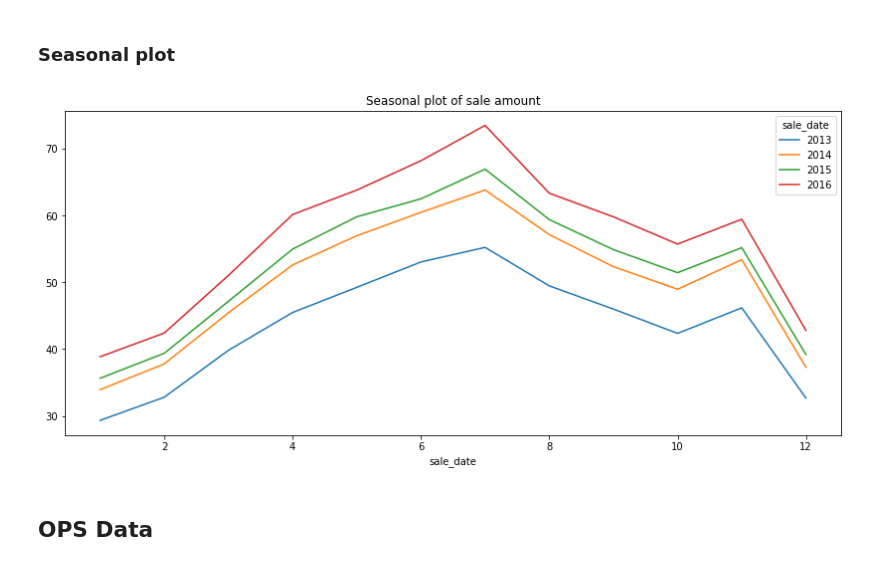
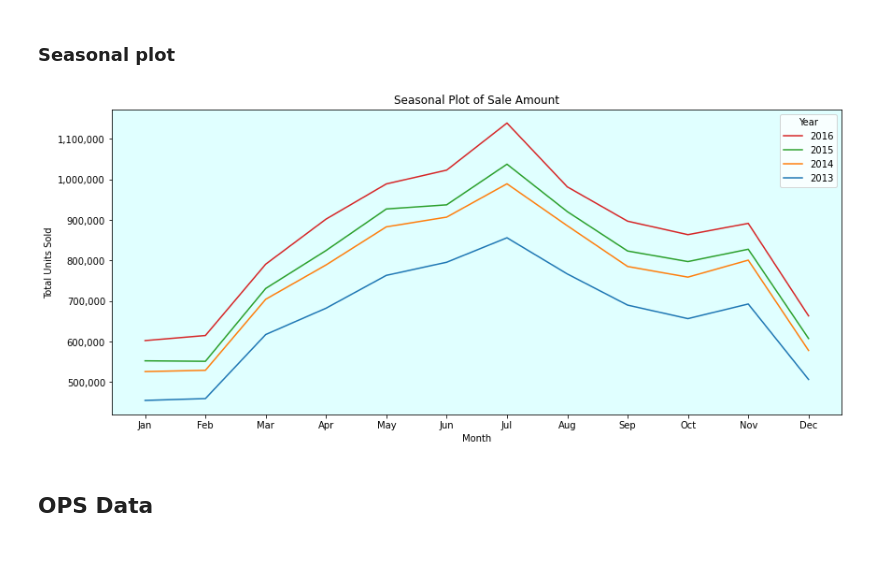
Before and after one commit to alegarcia-dev/time-series-exercises, a Jupyter notebook: explore.ipynb, the cells around one changed output. Saved outputs shown, nothing was run; the diff lists cells and outputs as text; code cells hidden in the pictures.

Commit message:
:fork_and_knife: Modified plots

```diff
--- a/explore.ipynb
+++ b/explore.ipynb
@@ -156,10 +153,33 @@ plt.tight_layout();
 # %% [markdown]
 ### Seasonal plot
 # %%
-train.groupby([train.index.year, train.index.month]).sale_amount.mean().unstack(0).plot(figsize = (14, 6))
-plt.title('Seasonal plot of sale amount');
+# Create seasonal plot.
+ax = train.groupby([train.index.year, train.month]).sale_amount.sum().unstack(0).plot(figsize = (14, 6))
+plt.title('Seasonal Plot of Sale Amount')
+
+# Set y axis to not use scientific notation.
+ax.ticklabel_format(style = 'plain', axis = 'y')
+
+# Set background color
+ax.set_facecolor('lightcyan')
+
+# Set x tick labels to be the three letter abbreviation of each month.
+plt.xticks(ticks = [x for x in range(12)], labels = [month[3 : ] for month in train.month.unique()])
+plt.xlabel('Month')
+
+# Set y tick labels to use commas.
+ax.set_yticklabels([f'{tick:,.0f}' for tick in ax.get_yticks()])
+plt.ylabel('Total Units Sold')
+
+# Reorder labels in legend and add a title.
+handles, labels = plt.gca().get_legend_handles_labels()
+plt.legend(
+    [handles[idx] for idx in range(3, -1, -1)],
+    [labels[idx] for idx in range(3, -1, -1)],
+    title = 'Year'
+);
 # %% [output]
-[figure, old version]
+[figure, new version]
 # %% [markdown]
 ## OPS Data
 # %%
```
Also changed, not shown: parts of 4 cells of this notebook.
